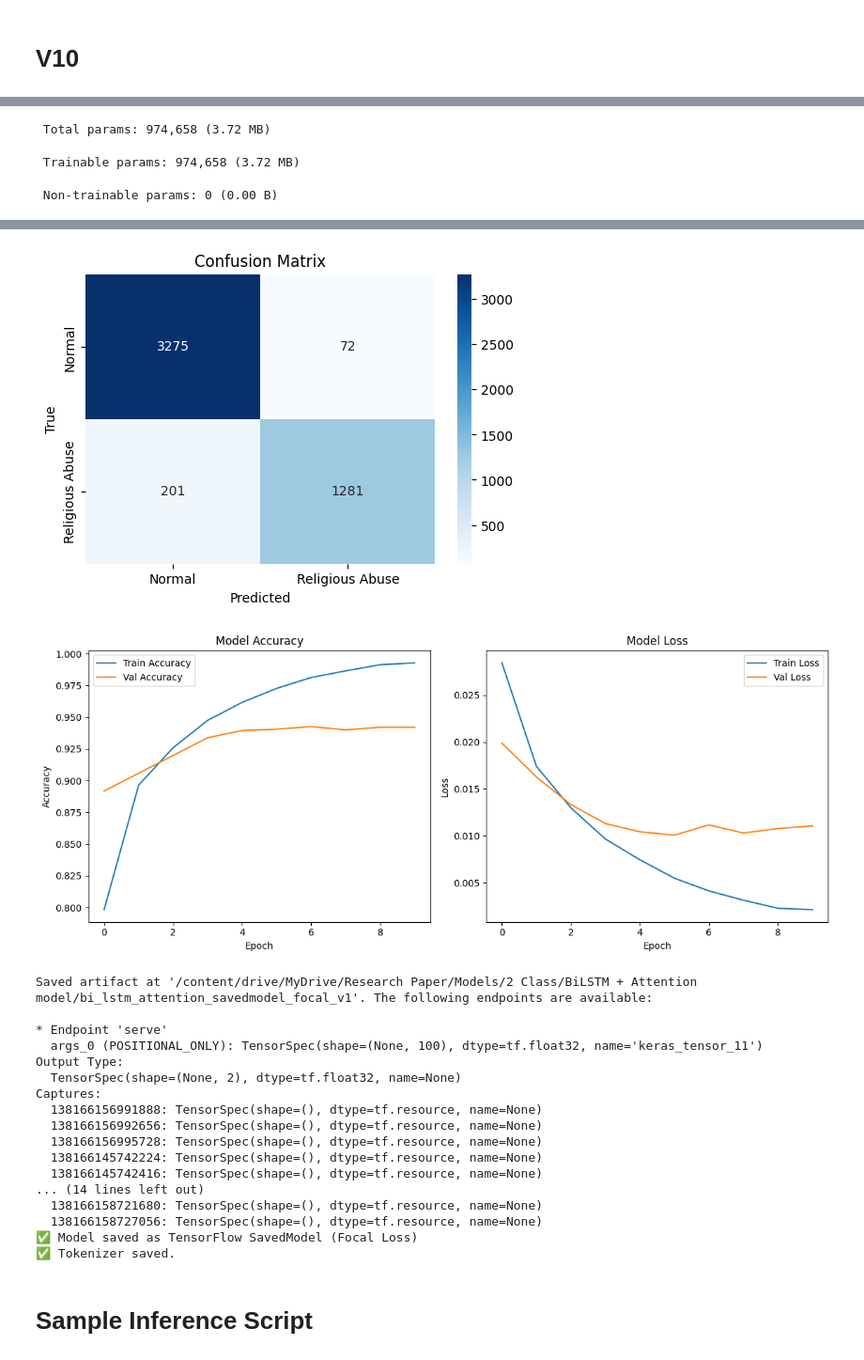
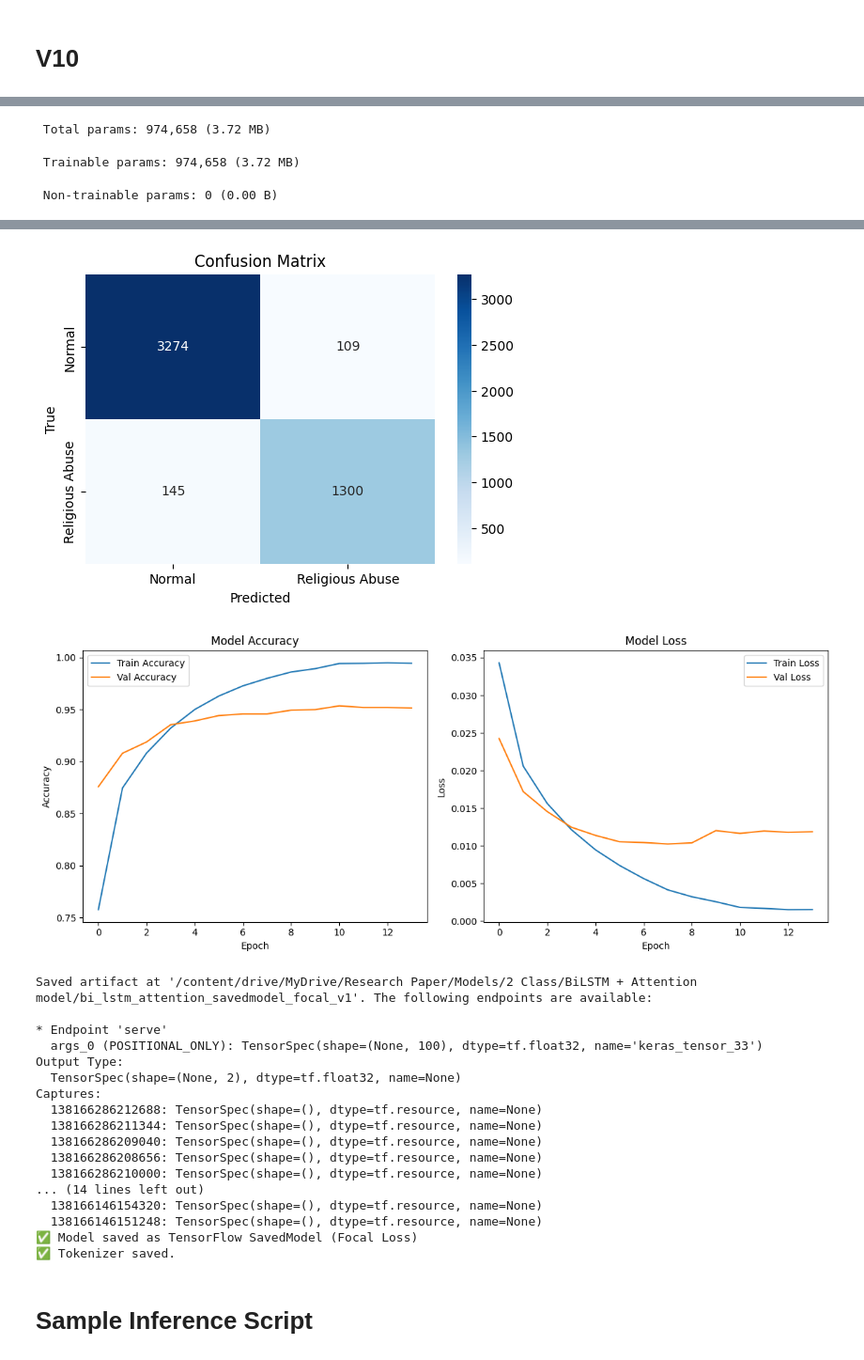
Before and after one commit to Fuad-Khan/2_Class_Religious_Abuse_Models, a Jupyter notebook: Bi_LSTM_model_with_Attention.ipynb, the cells around one changed output, grey strips where cells are left out. Shown: that part at 94% size. Drawn from its saved outputs; the diff is of its cells as text; code cells hidden in the pictures.

```diff
--- a/Bi_LSTM_model_with_Attention.ipynb
+++ b/Bi_LSTM_model_with_Attention.ipynb
@@ -421,33 +2,0 @@ Captures:
-# %%
-import numpy as np
-import pickle
-from tensorflow.keras.preprocessing.sequence import pad_sequences
-from keras.layers import TFSMLayer  # For loading SavedModel
-
-# --- Load model ---
-model_path = '/content/drive/MyDrive/Research Paper/Models/2 Class/BiLSTM + Attention model/bi_lstm_attention_savedmodel'
-model = TFSMLayer(model_path, call_endpoint='serving_default')
-
-# --- Load tokenizer ---
-tokenizer_path = "/content/drive/MyDrive/Research Paper/Models/2 Class/BiLSTM + Attention model/bi-lstm_attention_tokenizer_v9.pkl"
-with open(tokenizer_path, 'rb') as handle:
-    tokenizer = pickle.load(handle)
-
-# --- Sample input ---
-sample_text = "শূয়রের বাচ্চা খানকির ছেলে শোন খুব তারাতারি বাংলাদেশ দখল নিবো  তারপর তোদের বুঝাবো হিন্দুরা কি জিনিস  জয় শ্রী রাম"
-
-# --- Preprocess text ---
-sequence = tokenizer.texts_to_sequences([sample_text])
-padded_sequence = pad_sequences(sequence, maxlen=100, padding='post').astype('float32')
-
-# --- Prediction ---
-pred_dict = model(padded_sequence)
-output_key = list(pred_dict.keys())[0]  # Usually 'output_0' or 'dense'
-pred = pred_dict[output_key].numpy()
-pred_label = np.argmax(pred)
-
-# --- Output ---
-label_names = ['Normal', 'Religious Abuse']
-print("📥 Input Text:", sample_text)
-print("✅ Predicted Label:", label_names[pred_label])
-print("📊 Probabilities:", pred[0])
@@ -492,7 +37,7 @@ def focal_loss(gamma=2.0, alpha=0.25):
     return loss
 
 # 📁 Load data
-file_path = "/content/drive/MyDrive/Research Paper/Data Preprocessing/2 Class/Cleaned_Labeled_Religious_Comments_Numeric_v4.csv"
+file_path = "/content/drive/MyDrive/Research Paper/Data Preprocessing/2 Class/Cleaned_Labeled_Religious_Comments_Numeric_v7.csv"
 df = pd.read_csv(file_path)
 
 # 🧹 Filter only 2 classes
@@ -653,20 +198,20 @@ Epoch 6/20
-[figure, old version]
+[figure, new version]
-[figure, old version]
+[figure, new version]
 Saved artifact at '/content/drive/MyDrive/Research Paper/Models/2 Class/BiLSTM + Attention model/bi_lstm_attention_savedmodel_focal_v1'. The following endpoints are available:
 
 * Endpoint 'serve'
-  args_0 (POSITIONAL_ONLY): TensorSpec(shape=(None, 100), dtype=tf.float32, name='keras_tensor_11')
+  args_0 (POSITIONAL_ONLY): TensorSpec(shape=(None, 100), dtype=tf.float32, name='keras_tensor_33')
 Output Type:
   TensorSpec(shape=(None, 2), dtype=tf.float32, name=None)
 Captures:
-  138166156991888: TensorSpec(shape=(), dtype=tf.resource, name=None)
-  138166156992656: TensorSpec(shape=(), dtype=tf.resource, name=None)
-  138166156995728: TensorSpec(shape=(), dtype=tf.resource, name=None)
-  138166145742224: TensorSpec(shape=(), dtype=tf.resource, name=None)
-  138166145742416: TensorSpec(shape=(), dtype=tf.resource, name=None)
+  138166286212688: TensorSpec(shape=(), dtype=tf.resource, name=None)
+  138166286211344: TensorSpec(shape=(), dtype=tf.resource, name=None)
+  138166286209040: TensorSpec(shape=(), dtype=tf.resource, name=None)
+  138166286208656: TensorSpec(shape=(), dtype=tf.resource, name=None)
+  138166286210000: TensorSpec(shape=(), dtype=tf.resource, name=None)
 ... (14 lines left out)
-  138166158721680: TensorSpec(shape=(), dtype=tf.resource, name=None)
-  138166158727056: TensorSpec(shape=(), dtype=tf.resource, name=None)
+  138166146154320: TensorSpec(shape=(), dtype=tf.resource, name=None)
+  138166146151248: TensorSpec(shape=(), dtype=tf.resource, name=None)
 ✅ Model saved as TensorFlow SavedModel (Focal Loss)
 ✅ Tokenizer saved.
 # %% [markdown]
```
Also changed, not shown: parts of 8 cells of this notebook.
